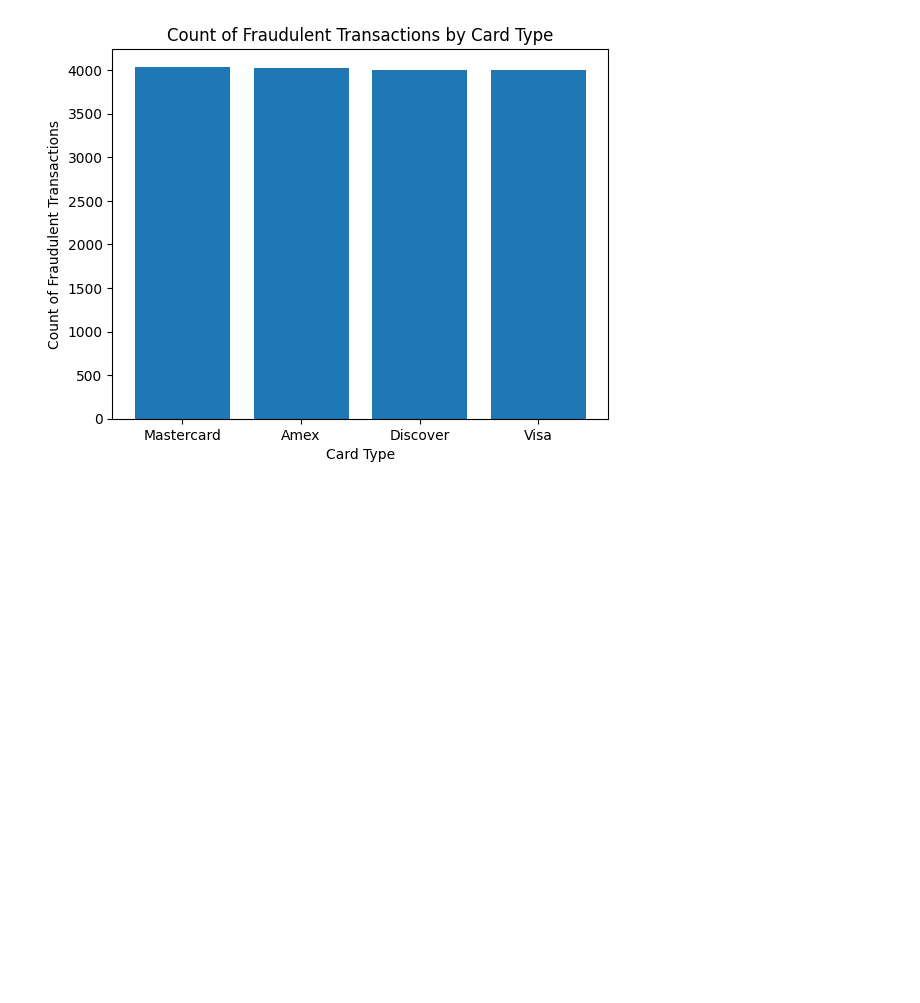
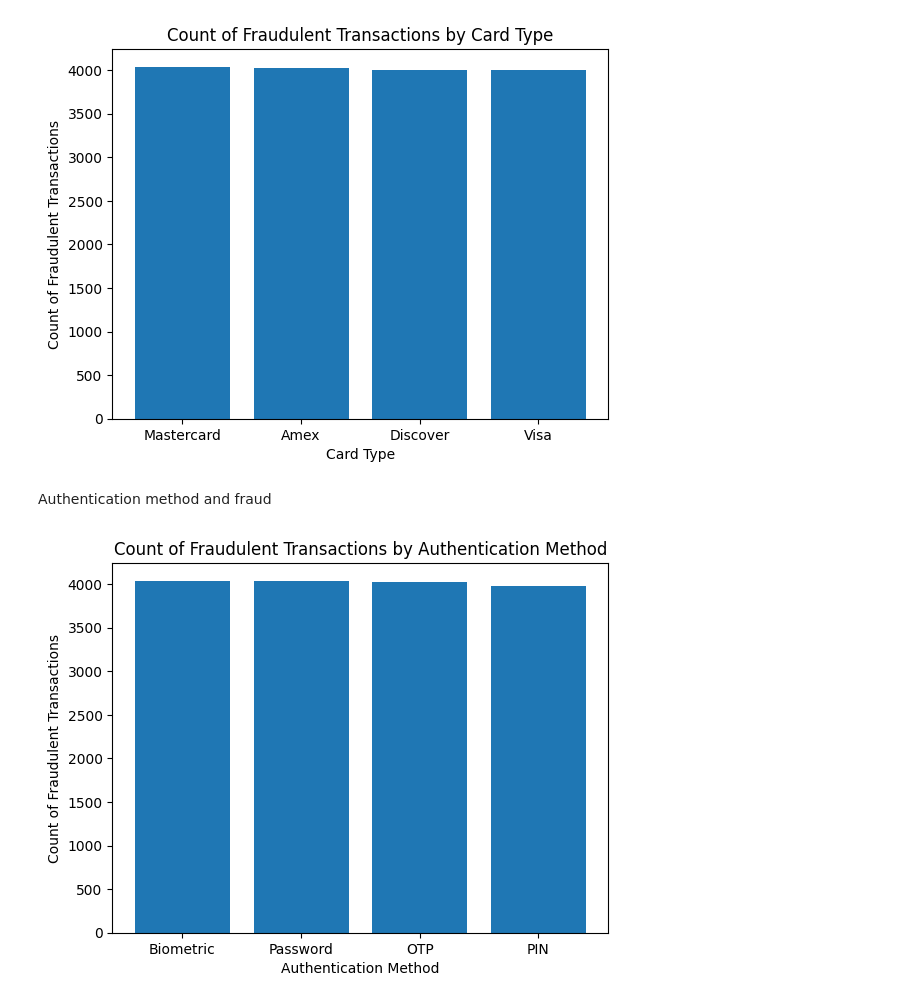
Before and after one commit to adambueno/fraudDetection, a Jupyter notebook: fraudDetection.ipynb, the cells around one changed output. Drawn from its saved outputs; the diff is of its cells as text; code cells hidden in the pictures; blank space fills up the shorter version.

```diff
--- a/fraudDetection.ipynb
+++ b/fraudDetection.ipynb
@@ -310,3 +314,15 @@ plt.title('Count of Fraudulent Transactions by Card Type')
 plt.show()
 # %% [output]
 [figure]
+# %% [markdown]
+Authentication method and fraud
+# %%
+fraudulent_auth_counts = fraud_df[fraud_df['Fraud Label'] == 1]['Authentication Method'].value_counts()
+
+plt.bar(fraudulent_auth_counts.index, fraudulent_auth_counts.values)
+plt.xlabel('Authentication Method')
+plt.ylabel('Count of Fraudulent Transactions')
+plt.title('Count of Fraudulent Transactions by Authentication Method')
+plt.show()
+# %% [output]
+[figure, added]
```
Also changed, not shown: parts of 10 cells of this notebook.
